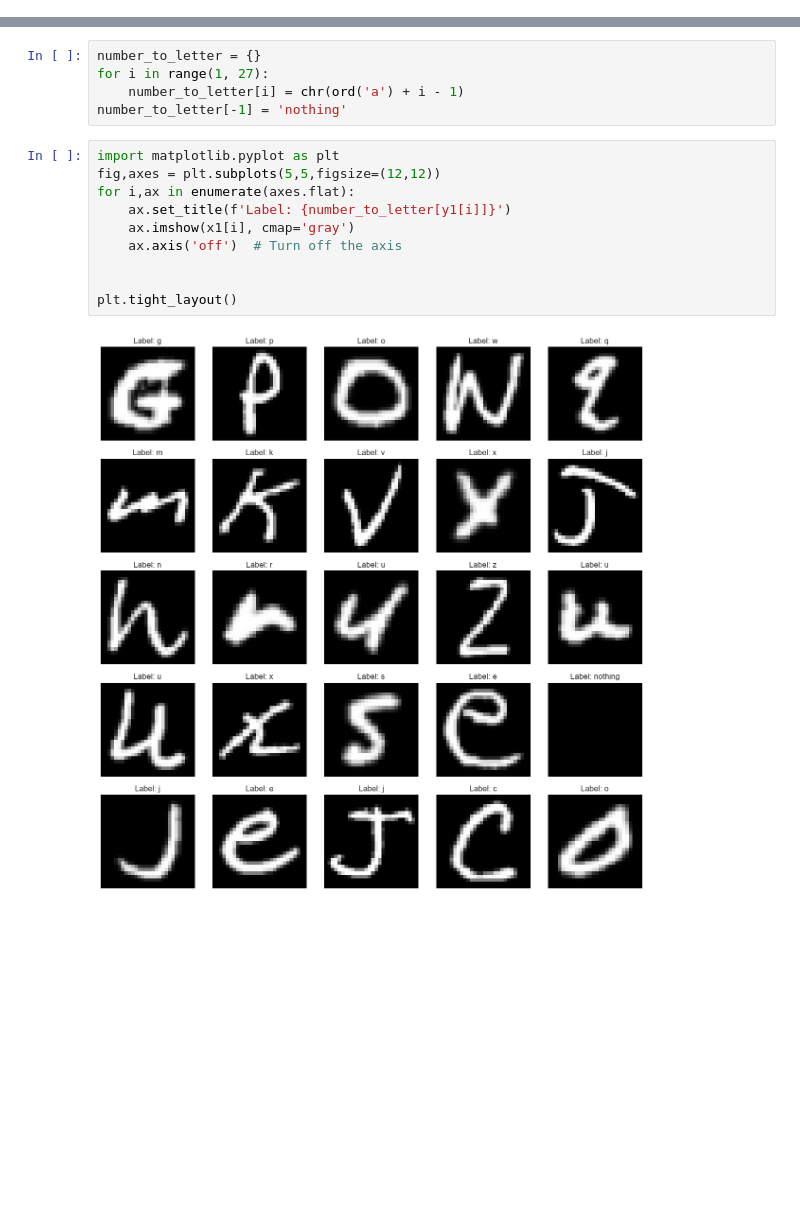
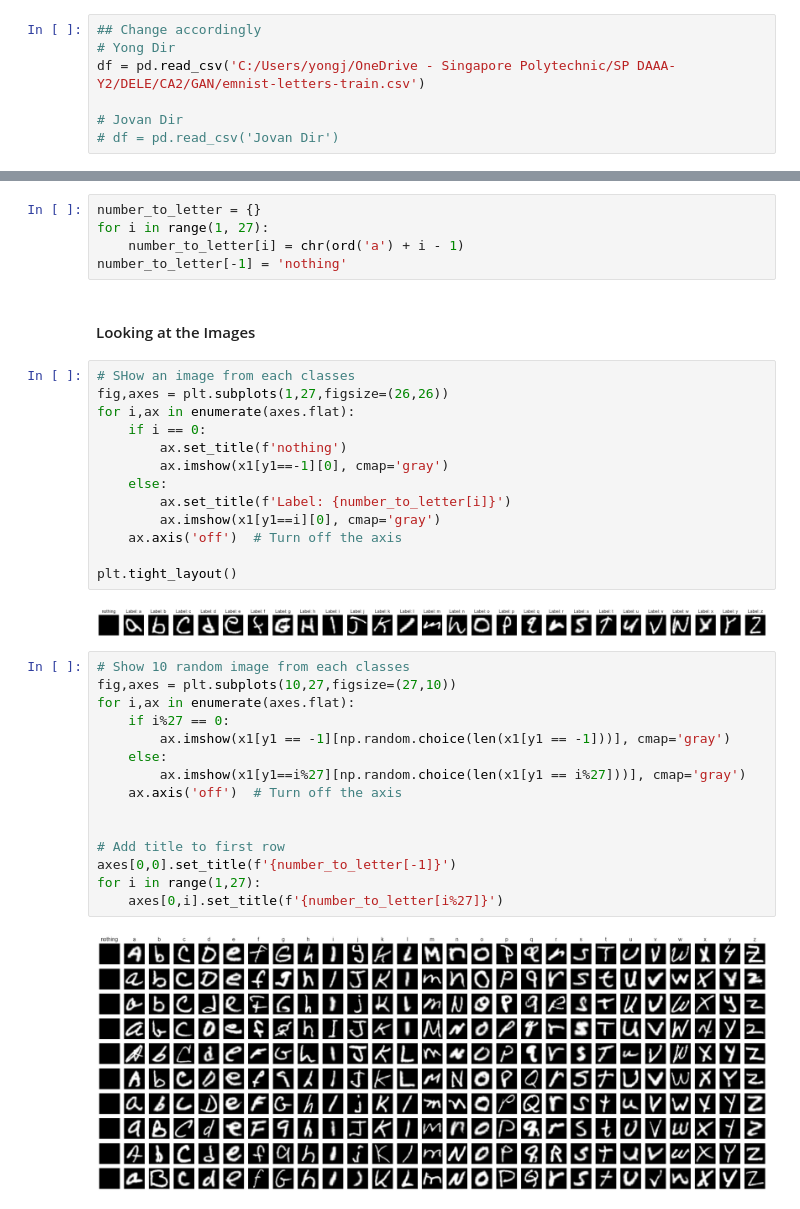
Before and after one commit to y0ngjie/DELECA2, a Jupyter notebook: GAN.ipynb, the cells around one changed output, grey strips where cells are left out. Cells and saved outputs as stored; diff of their text form; blank space fills up the shorter version.

```diff
--- a/GAN.ipynb
+++ b/GAN.ipynb
@@ -30 +28,8 @@ df = pd.read_csv('emnist-letters-train.csv')
+# %%
+## Change accordingly
+# Yong Dir
+df = pd.read_csv('C:/Users/yongj/OneDrive - Singapore Polytechnic/SP DAAA-Y2/DELE/CA2/GAN/emnist-letters-train.csv')
+
+# Jovan Dir
+# df = pd.read_csv('Jovan Dir')
 # %%
@@ -72,15 +76,37 @@ number_to_letter = {}
 for i in range(1, 27):
     number_to_letter[i] = chr(ord('a') + i - 1)
 number_to_letter[-1] = 'nothing'
+# %% [markdown]
+#### Looking at the Images
 # %%
-import matplotlib.pyplot as plt
-fig,axes = plt.subplots(5,5,figsize=(12,12))
+# SHow an image from each classes
+fig,axes = plt.subplots(1,27,figsize=(26,26))
 for i,ax in enumerate(axes.flat):
-    ax.set_title(f'Label: {number_to_letter[y1[i]]}')
-    ax.imshow(x1[i], cmap='gray')
+    if i == 0:
+        ax.set_title(f'nothing')
+        ax.imshow(x1[y1==-1][0], cmap='gray')
+    else:
+        ax.set_title(f'Label: {number_to_letter[i]}')
+        ax.imshow(x1[y1==i][0], cmap='gray')
     ax.axis('off')  # Turn off the axis
 
-
 plt.tight_layout()
 # %% [output]
-[figure, old version]
+[figure, new version]
+# %%
+# Show 10 random image from each classes
+fig,axes = plt.subplots(10,27,figsize=(27,10))
+for i,ax in enumerate(axes.flat):
+    if i%27 == 0:
+        ax.imshow(x1[y1 == -1][np.random.choice(len(x1[y1 == -1]))], cmap='gray')
+    else:
+        ax.imshow(x1[y1==i%27][np.random.choice(len(x1[y1 == i%27]))], cmap='gray')
+    ax.axis('off')  # Turn off the axis
+
+
+# Add title to first row
+axes[0,0].set_title(f'{number_to_letter[-1]}')
+for i in range(1,27):
+    axes[0,i].set_title(f'{number_to_letter[i%27]}')
+# %% [output]
+[figure, added]
```
Also changed, not shown: parts of 18 cells of this notebook.
